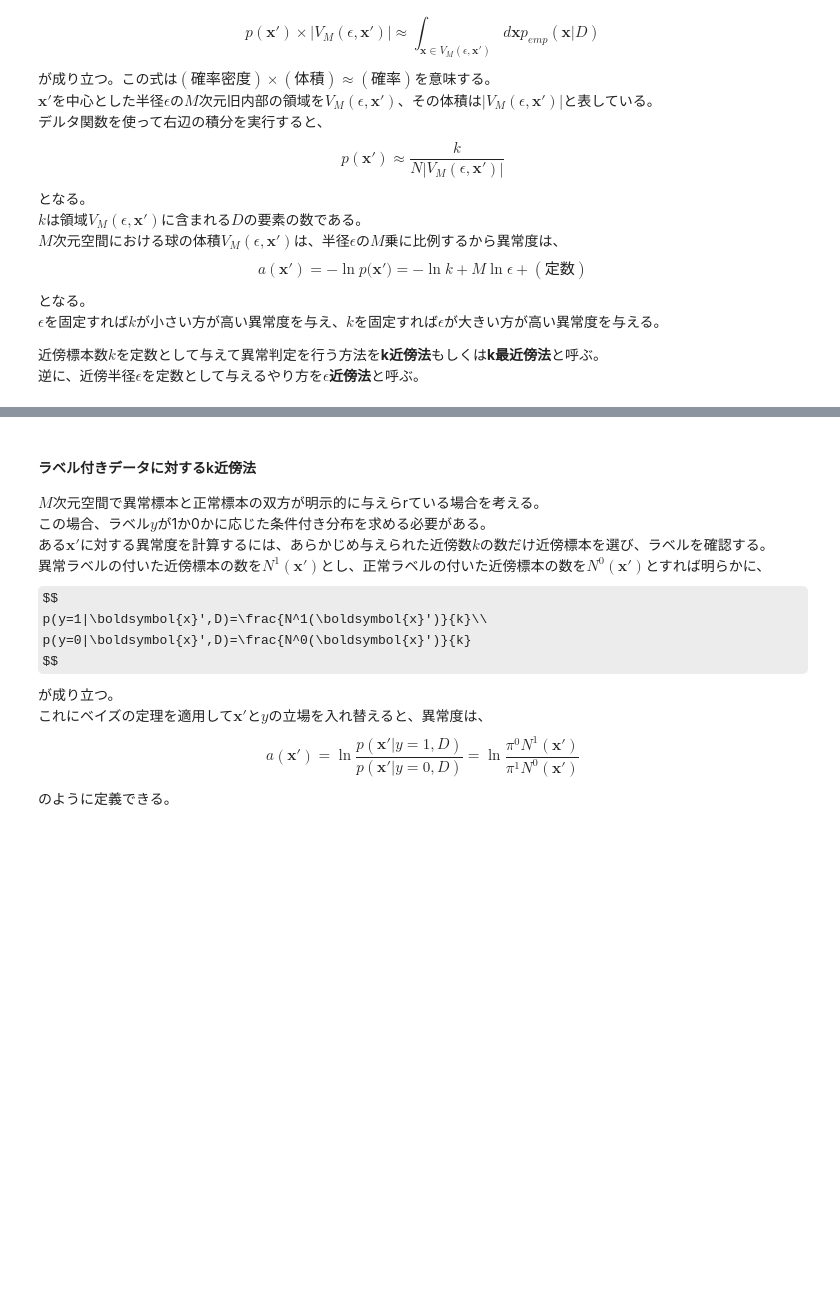
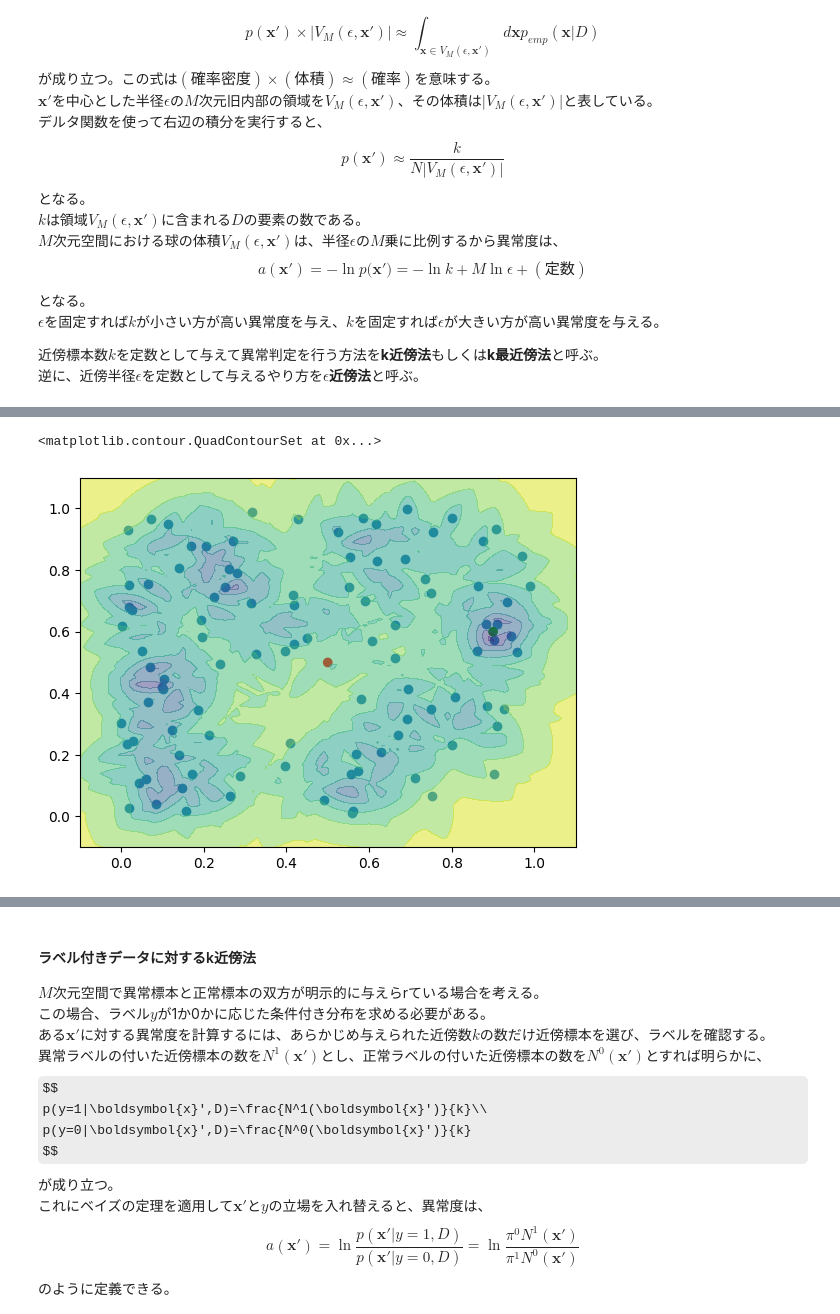
Before and after one commit to tanakakao/studymemo, a Jupyter notebook: 4. 近傍法による異常検知.ipynb, the cells around one changed output, grey strips where cells are left out. Saved outputs shown, nothing was run; the diff lists cells and outputs as text; code cells hidden in the pictures; some formulas as TeX source; blank space fills up the shorter version.

```diff
--- a/4. 近傍法による異常検知.ipynb
+++ b/4. 近傍法による異常検知.ipynb
@@ -75,0 +92,22 @@ $\epsilon$を固定すれば$k$が小さい方が高い異常度を与え、$k$
+# %%
+def knn_anomaly(k,N,eps):
+    return -np.log1p(k/(N*4/3*np.pi*eps**3))
+
+x = np.arange(-0.1,1.1,0.01)
+y = np.arange(-0.1,1.1,0.01)
+xx, yy = np.meshgrid(x, y)
+
+XY = np.array([xx.ravel(), yy.ravel()]).T
+
+# 近傍点の情報を計算
+neark, epsk = find_near_k(x1, x2=XY, k=5)
+near_k = find_near_eps(x1, XY, eps=0.1)
+
+# k近傍法
+plt.scatter(x1[:,0], x1[:,1]);
+plt.scatter(x2[:,0], x2[:,1], color=['red', 'green']);
+
+plt.contourf(xx,yy,knn_anomaly(5, N, epsk).reshape(121,121), alpha=.5)
+# %% [output]
+<matplotlib.contour.QuadContourSet at 0x...>
+[figure, added]
```
Also changed, not shown: parts of 22 cells of this notebook, 1 other file.
